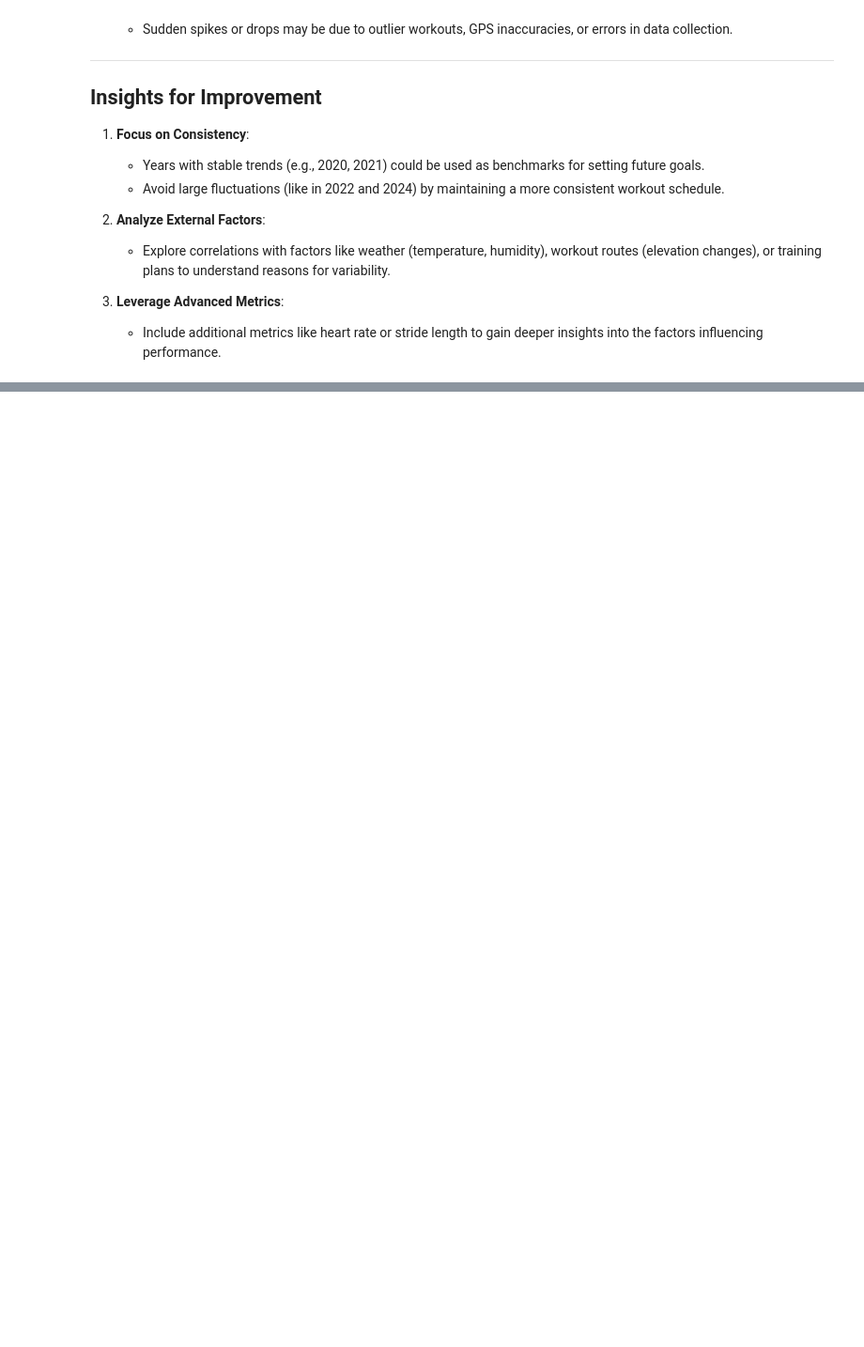
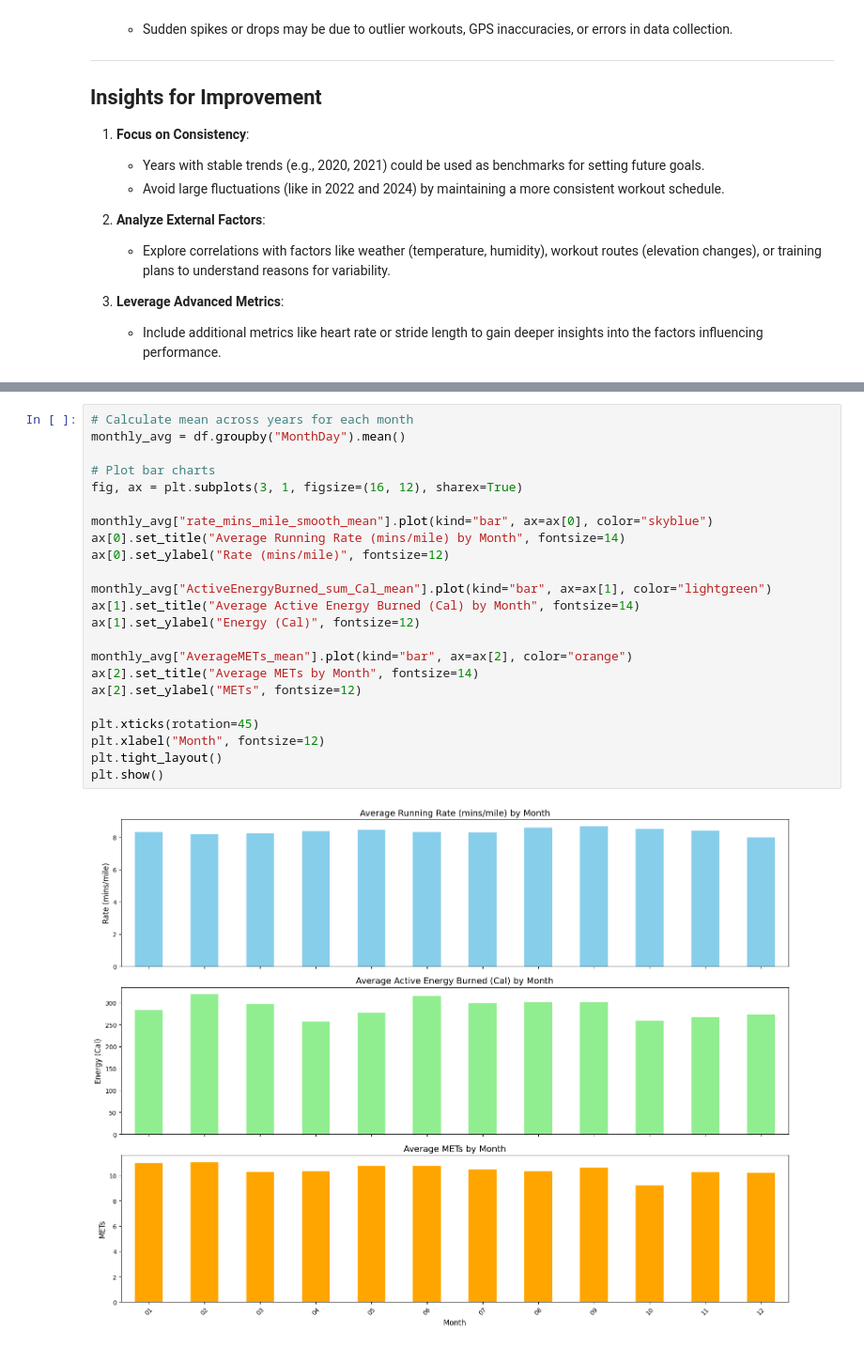
Before and after one commit to Jalley22/apple-health-run-analysis, a Jupyter notebook: 2_eda_workout_trends.ipynb, the cells around one changed output, grey strips where cells are left out. Shown at 94% size. Saved outputs shown, nothing was run; the diff lists cells and outputs as text; blank space fills up the shorter version.

```diff
--- a/2_eda_workout_trends.ipynb
+++ b/2_eda_workout_trends.ipynb
@@ -442,0 +532,25 @@ plt.show()
+# %%
+# Calculate mean across years for each month
+monthly_avg = df.groupby("MonthDay").mean()
+
+# Plot bar charts
+fig, ax = plt.subplots(3, 1, figsize=(16, 12), sharex=True)
+
+monthly_avg["rate_mins_mile_smooth_mean"].plot(kind="bar", ax=ax[0], color="skyblue")
+ax[0].set_title("Average Running Rate (mins/mile) by Month", fontsize=14)
+ax[0].set_ylabel("Rate (mins/mile)", fontsize=12)
+
+monthly_avg["ActiveEnergyBurned_sum_Cal_mean"].plot(kind="bar", ax=ax[1], color="lightgreen")
+ax[1].set_title("Average Active Energy Burned (Cal) by Month", fontsize=14)
+ax[1].set_ylabel("Energy (Cal)", fontsize=12)
+
+monthly_avg["AverageMETs_mean"].plot(kind="bar", ax=ax[2], color="orange")
+ax[2].set_title("Average METs by Month", fontsize=14)
+ax[2].set_ylabel("METs", fontsize=12)
+
+plt.xticks(rotation=45)
+plt.xlabel("Month", fontsize=12)
+plt.tight_layout()
+plt.show()
+# %% [output]
+[figure, added]
```
Also changed, not shown: parts of 9 cells of this notebook.
